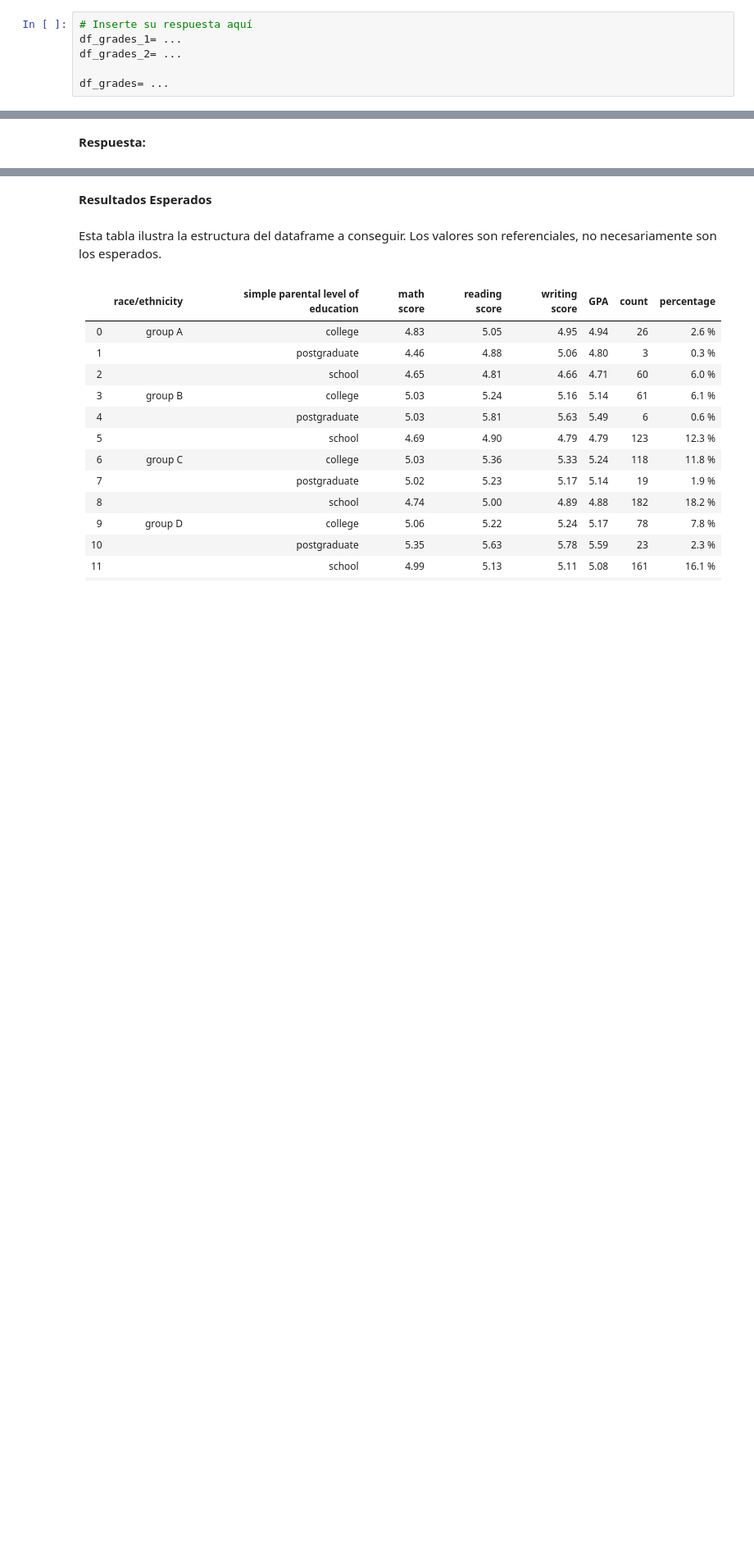
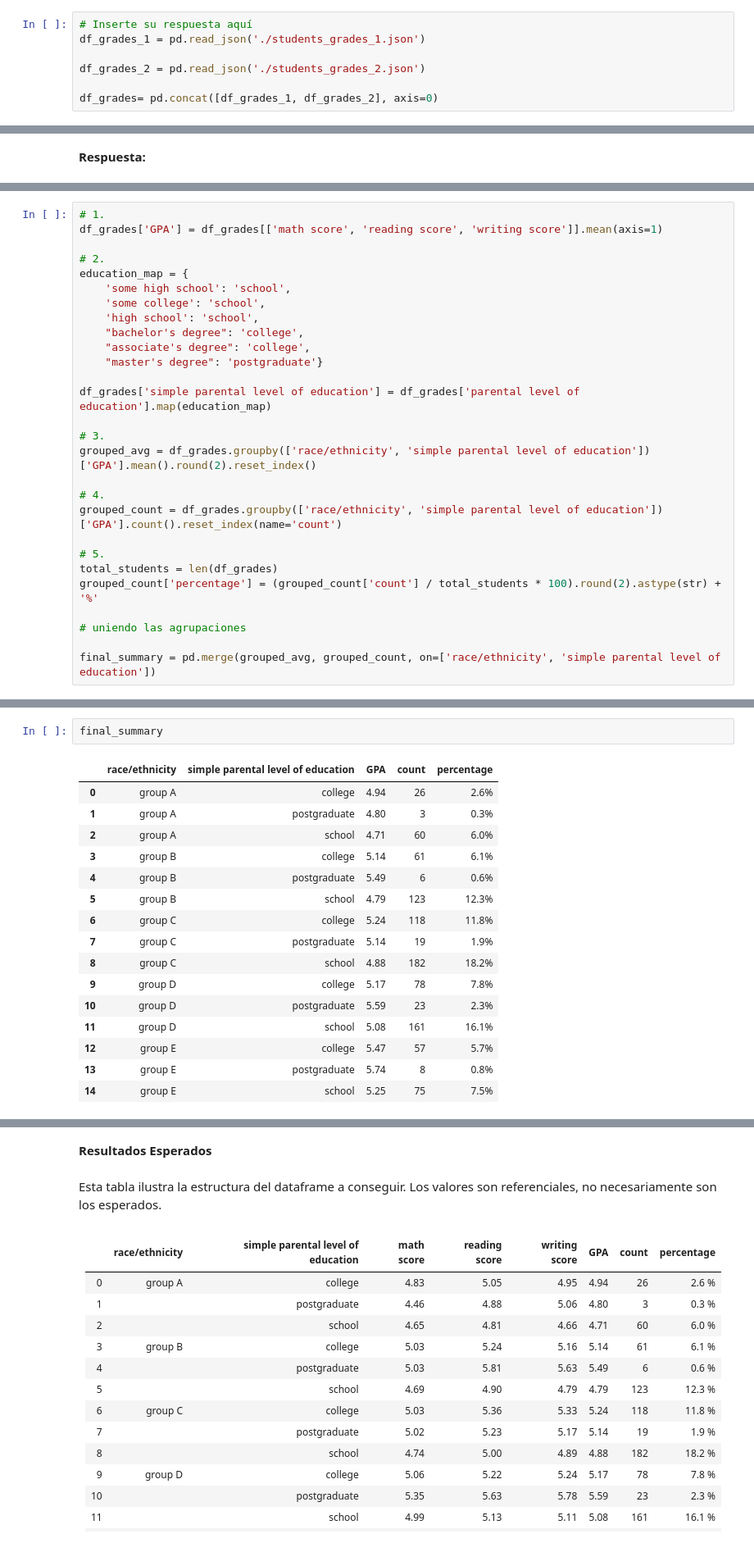
Before and after one commit to sebaquenti/Repositorio-MDS7202, a Jupyter notebook: Laboratorio 3/Lab3.ipynb, the cells around one changed output, grey strips where cells are left out. Shown at 82% size. Saved outputs shown, nothing was run; the diff lists cells and outputs as text; blank space fills up the shorter version.

Commit message:
finalizacion parte 3

```diff
--- a/Laboratorio 3/Lab3.ipynb
+++ b/Laboratorio 3/Lab3.ipynb
@@ -572,10 +572,11 @@ Hint: investigue el método `concat`
 **Respuesta:**
 # %%
 # Inserte su respuesta aquí
-df_grades_1= ...
-df_grades_2= ...
+df_grades_1 = pd.read_json('./students_grades_1.json')
 
-df_grades= ...
+df_grades_2 = pd.read_json('./students_grades_2.json')
+
+df_grades= pd.concat([df_grades_1, df_grades_2], axis=0)
 # %% [markdown]
 ### 4.2 Análisis por Nivel Educacional Etnia de los Padres [0.8 Puntos]
 # %% [markdown]
@@ -622,3 +621,31 @@ Finalmente, responda las siguientes preguntas sobre el gráfico de caja que vien
+# %%
+# 1.
+df_grades['GPA'] = df_grades[['math score', 'reading score', 'writing score']].mean(axis=1)
+
+# 2.
+education_map = {
+    'some high school': 'school',
+    'some college': 'school',
+    'high school': 'school',
+    "bachelor's degree": 'college',
+    "associate's degree": 'college',
+    "master's degree": 'postgraduate'}
+
+df_grades['simple parental level of education'] = df_grades['parental level of education'].map(education_map)
+
+# 3.
+grouped_avg = df_grades.groupby(['race/ethnicity', 'simple parental level of education'])['GPA'].mean().round(2).reset_index()
+
+# 4.
+grouped_count = df_grades.groupby(['race/ethnicity', 'simple parental level of education'])['GPA'].count().reset_index(name='count')
+
+# 5.
+total_students = len(df_grades)
+grouped_count['percentage'] = (grouped_count['count'] / total_students * 100).round(2).astype(str) + '%'
+
+# uniendo las agrupaciones
+
+final_summary = pd.merge(grouped_avg, grouped_count, on=['race/ethnicity', 'simple parental level of education'])
 # %%
 fig = px.box(
     df_grades,
@@ -634,0 +658,19 @@ ValueError: DataFrame constructor not properly called!
+# %%
+final_summary
+# %% [output]
+|  | race/ethnicity | simple parental level of education | GPA | count | percentage |
+| 0 | group A | college | 4.94 | 26 | 2.6% |
+| 1 | group A | postgraduate | 4.80 | 3 | 0.3% |
+| 2 | group A | school | 4.71 | 60 | 6.0% |
+| 3 | group B | college | 5.14 | 61 | 6.1% |
+| 4 | group B | postgraduate | 5.49 | 6 | 0.6% |
+| 5 | group B | school | 4.79 | 123 | 12.3% |
+| 6 | group C | college | 5.24 | 118 | 11.8% |
+| 7 | group C | postgraduate | 5.14 | 19 | 1.9% |
+| 8 | group C | school | 4.88 | 182 | 18.2% |
+| 9 | group D | college | 5.17 | 78 | 7.8% |
+| 10 | group D | postgraduate | 5.59 | 23 | 2.3% |
+| 11 | group D | school | 5.08 | 161 | 16.1% |
+| 12 | group E | college | 5.47 | 57 | 5.7% |
+| 13 | group E | postgraduate | 5.74 | 8 | 0.8% |
+| 14 | group E | school | 5.25 | 75 | 7.5% |
```
Also changed, not shown: parts of 7 cells of this notebook.
